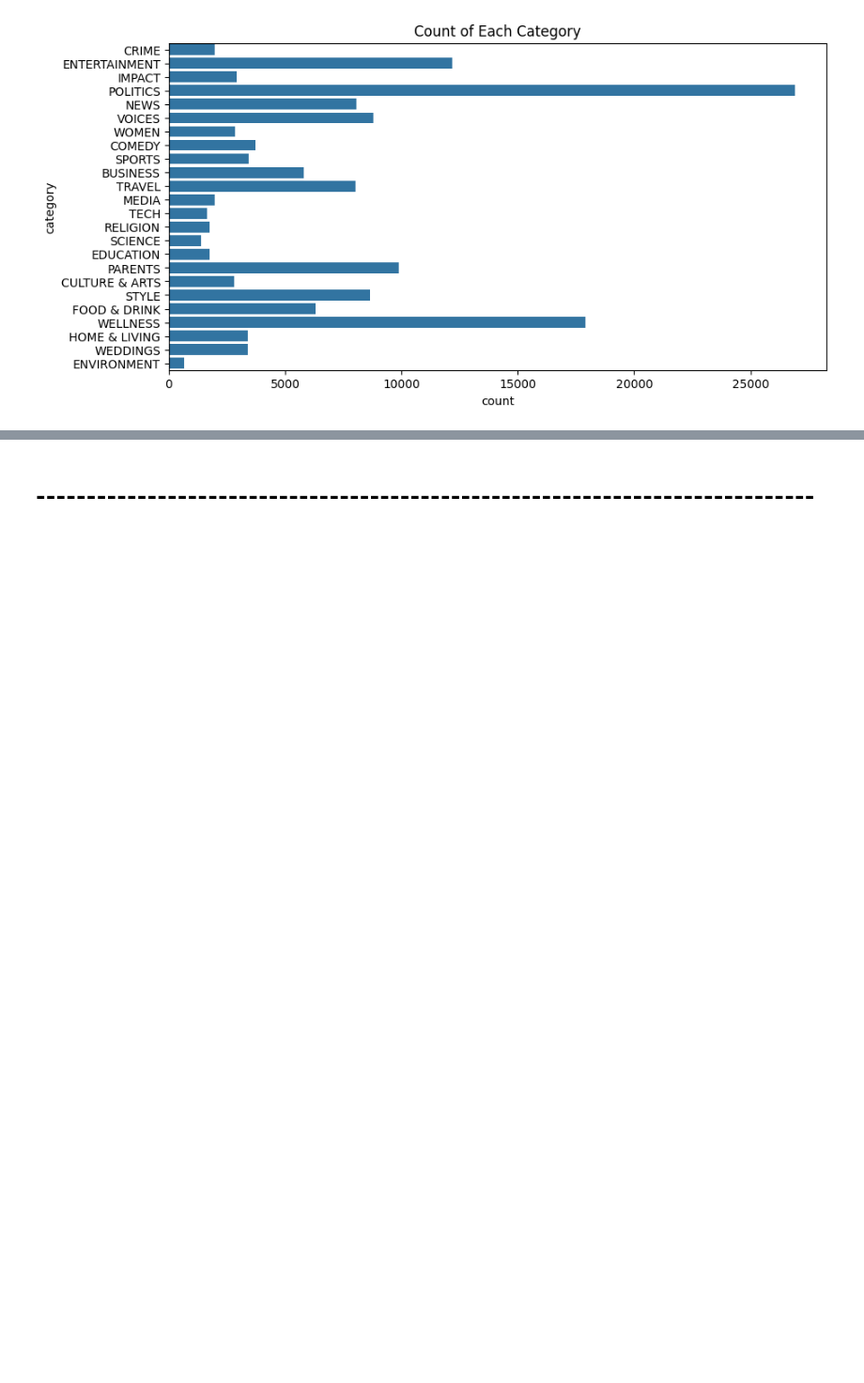
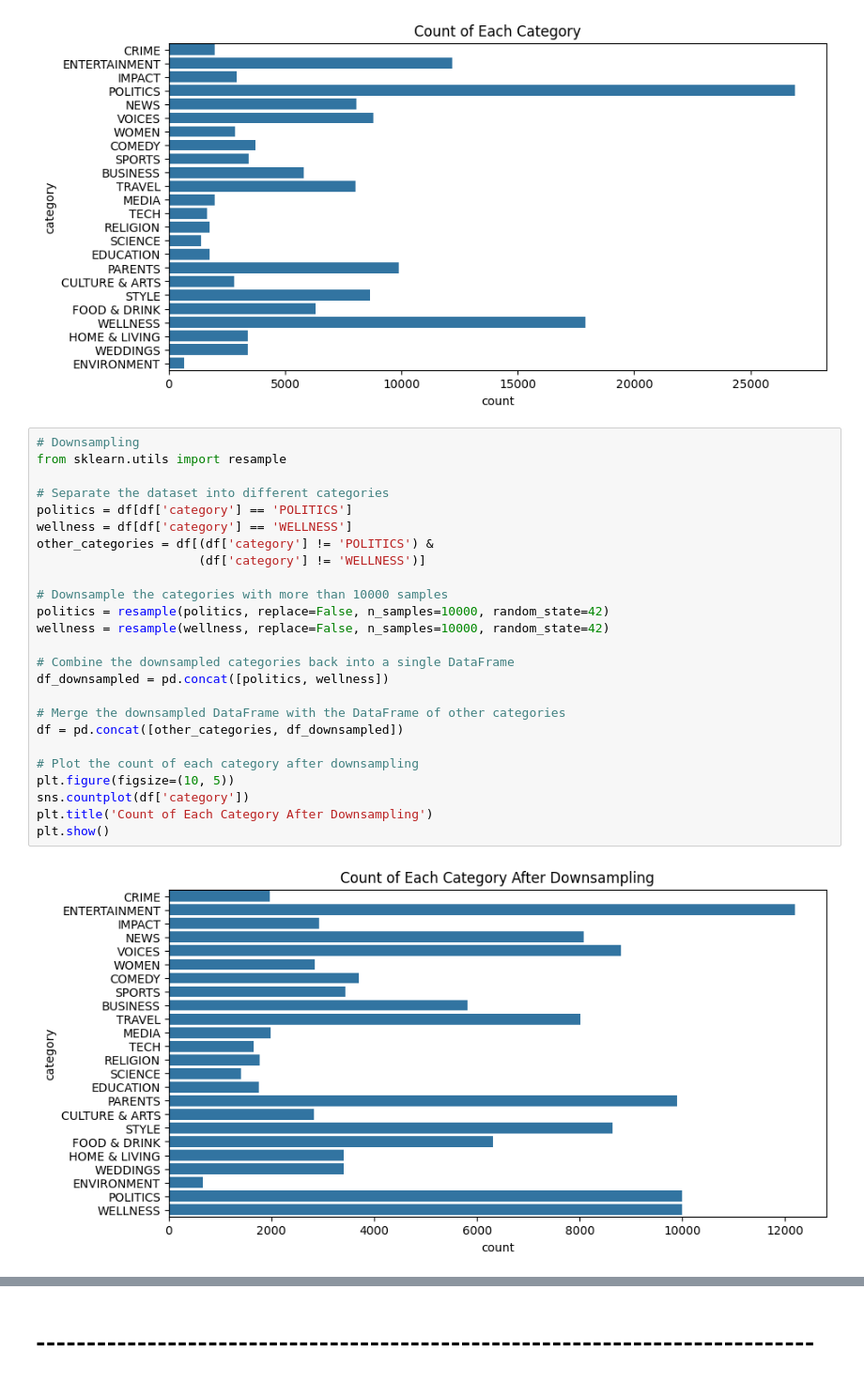
Before and after one commit to yanchuiko/ML-Text-Classification, a Jupyter notebook: notebook.ipynb, the cells around one changed output, grey strips where cells are left out. Shown: that part at 94% size. Cells and saved outputs as stored; diff of their text form; blank space fills up the shorter version.

```diff
--- a/notebook.ipynb
+++ b/notebook.ipynb
@@ -276,3 +276,30 @@ plt.title('Count of Each Category')
 plt.show()
 # %% [output]
 [figure]
+# %%
+# Downsampling
+from sklearn.utils import resample
+
+# Separate the dataset into different categories
+politics = df[df['category'] == 'POLITICS']
+wellness = df[df['category'] == 'WELLNESS']
+other_categories = df[(df['category'] != 'POLITICS') &
+                      (df['category'] != 'WELLNESS')]
+
+# Downsample the categories with more than 10000 samples
+politics = resample(politics, replace=False, n_samples=10000, random_state=42)
+wellness = resample(wellness, replace=False, n_samples=10000, random_state=42)
+
+# Combine the downsampled categories back into a single DataFrame
+df_downsampled = pd.concat([politics, wellness])
+
+# Merge the downsampled DataFrame with the DataFrame of other categories
+df = pd.concat([other_categories, df_downsampled])
+
+# Plot the count of each category after downsampling
+plt.figure(figsize=(10, 5))
+sns.countplot(df['category'])
+plt.title('Count of Each Category After Downsampling')
+plt.show()
+# %% [output]
+[figure, added]
```
Also changed, not shown: parts of 4 cells of this notebook.
